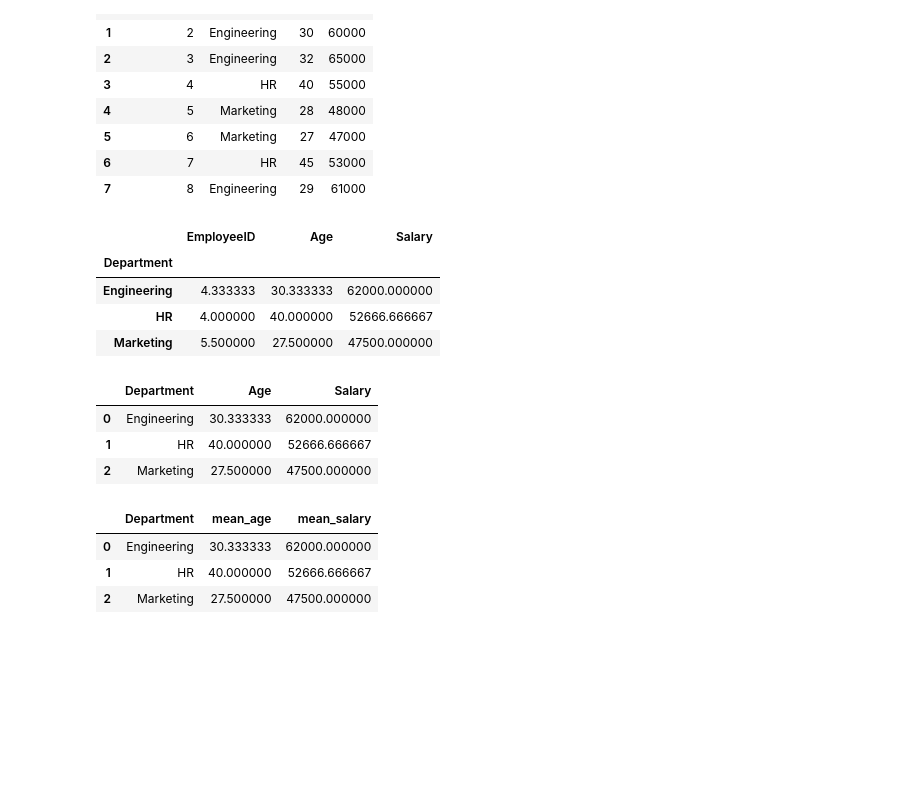
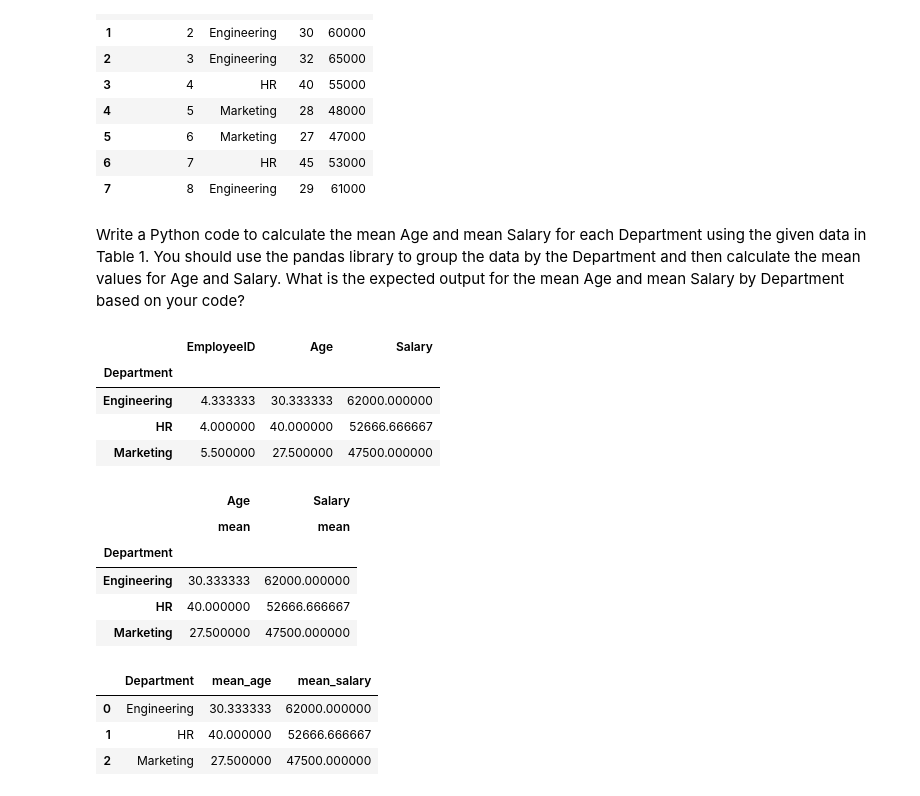
Before and after one commit to Anik-Mushfik/FDS, a Jupyter notebook: Assingment/assingment_1.ipynb, the cells around one changed output. Cells and saved outputs as stored; diff of their text form; code cells hidden in the pictures; blank space fills up the shorter version.

```diff
--- a/Assingment/assingment_1.ipynb
+++ b/Assingment/assingment_1.ipynb
@@ -4,5 +6,6 @@ import numpy as np
 # %%
-df = pd.read_csv("D:\Python Study\FDS\Assingment/ass_1_Q_1_data.csv")
+# df = pd.read_csv("D:\Python Study\FDS\Assingment/ass_1_Q_1_data.csv")
+df = pd.read_csv("C:\Musfique's Folder\Python\FDS\Assingment/ass_1_Q_1_data.csv")
 df
 # %% [output]
 |  | EmployeeID | Department | Age | Salary |
@@ -14,6 +17,11 @@ df
 | 5 | 6 | Marketing | 27 | 47000 |
 | 6 | 7 | HR | 45 | 53000 |
 | 7 | 8 | Engineering | 29 | 61000 |
+# %% [markdown]
+Write a Python code to calculate the mean Age and mean Salary for each Department
+using the given data in Table 1. You should use the pandas library to group the data
+by the Department and then calculate the mean values for Age and Salary. What is the
+expected output for the mean Age and mean Salary by Department based on your code?
 # %%
 departmentwise_gourp = df.groupby('Department').mean(['Age','Salary'])
 departmentwise_gourp
@@ -24,13 +32,15 @@ departmentwise_gourp
 | HR | 4.000000 | 40.000000 | 52666.666667 |
 | Marketing | 5.500000 | 27.500000 | 47500.000000 |
 # %%
-df.groupby('Department').agg({"Age": 'mean',
-                              "Salary": 'mean'}).reset_index()
+df.groupby('Department').agg({"Age": ['mean'],
+                              "Salary": ['mean']})#.reset_index()
 # %% [output]
-|  | Department | Age | Salary |
-| 0 | Engineering | 30.333333 | 62000.000000 |
-| 1 | HR | 40.000000 | 52666.666667 |
-| 2 | Marketing | 27.500000 | 47500.000000 |
+|  | Age | Salary |
+|  | mean | mean |
+| Department |  |  |
+| Engineering | 30.333333 | 62000.000000 |
+| HR | 40.000000 | 52666.666667 |
+| Marketing | 27.500000 | 47500.000000 |
 # %%
 df.groupby('Department').agg(
                             mean_age = ('Age', np.mean),
```
Also changed, not shown: parts of 9 cells of this notebook.
